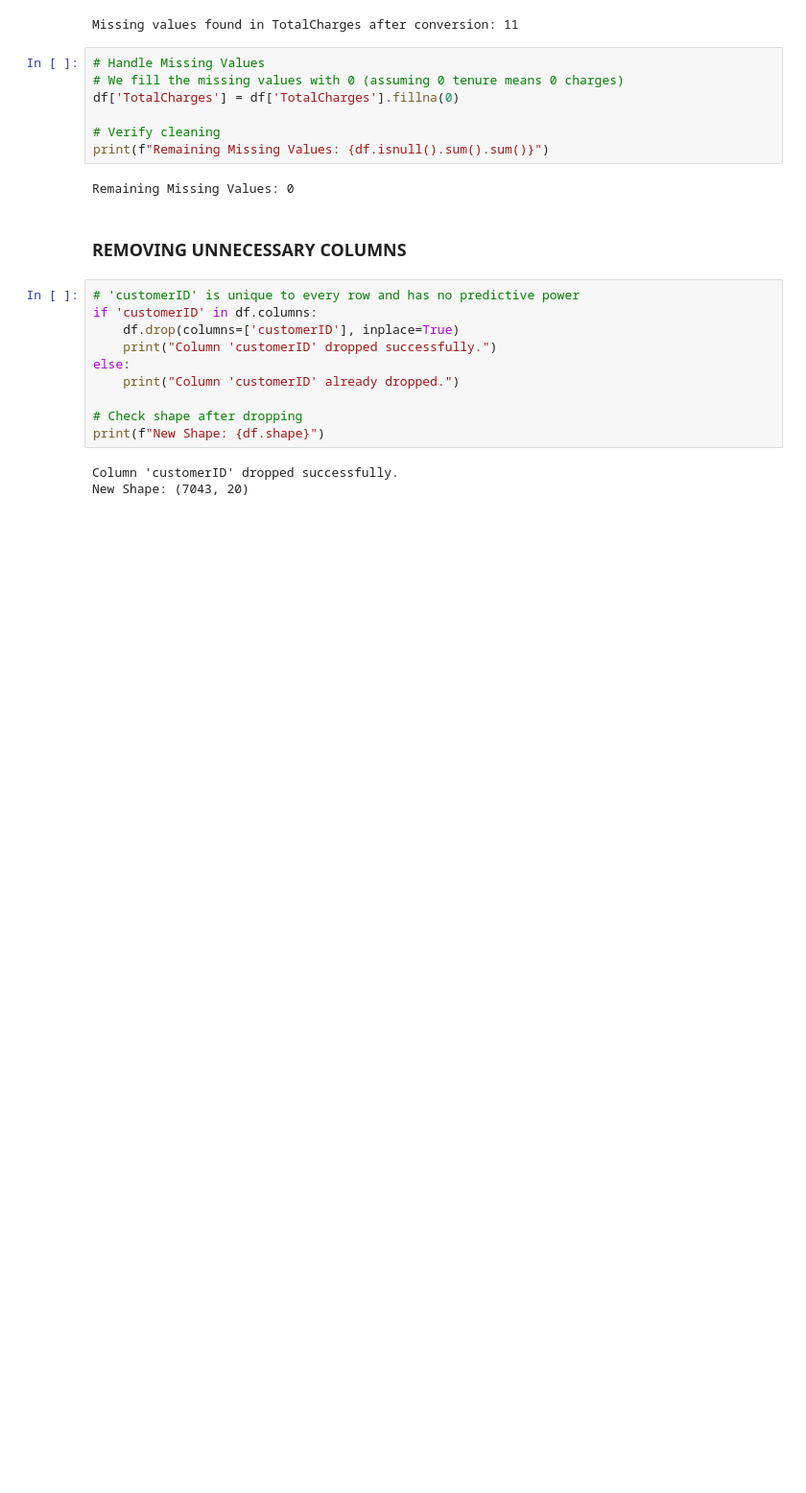
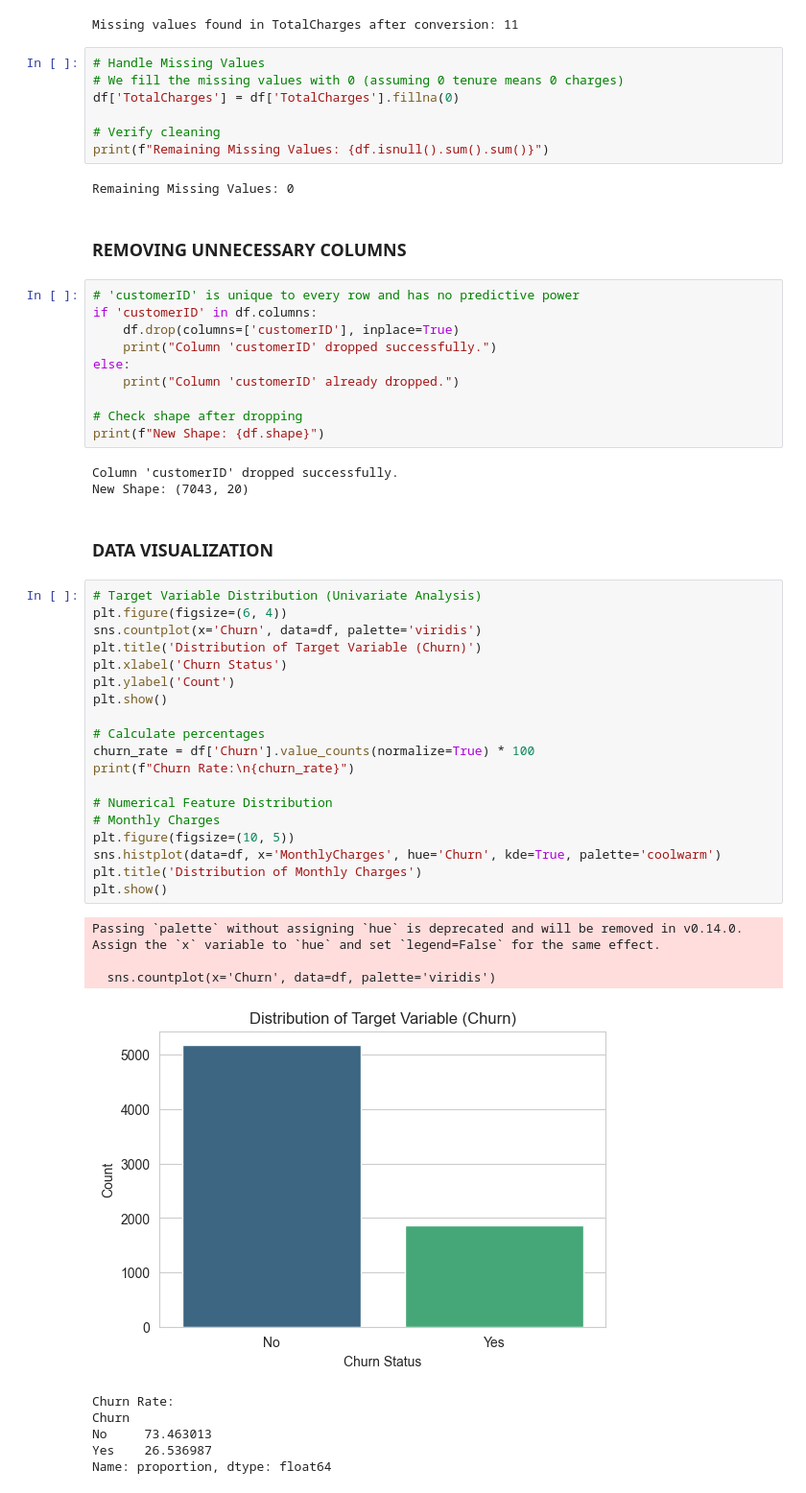
Before and after one commit to Pudamya/CM2604_ML_CW_2425595, a Jupyter notebook: pre_processing.ipynb, the cells around one changed output. Shown: that part at 96% size. Drawn from its saved outputs; the diff is of its cells as text; blank space fills up the shorter version.

Commit message:
Data Visualization

```diff
--- a/pre_processing.ipynb
+++ b/pre_processing.ipynb
@@ -103,3 +103,34 @@ print(f"New Shape: {df.shape}")
 # %% [output]
 Column 'customerID' dropped successfully.
 New Shape: (7043, 20)
+# %% [markdown]
+### DATA VISUALIZATION
+# %%
+# Target Variable Distribution (Univariate Analysis)
+plt.figure(figsize=(6, 4))
+sns.countplot(x='Churn', data=df, palette='viridis')
+plt.title('Distribution of Target Variable (Churn)')
+plt.xlabel('Churn Status')
+plt.ylabel('Count')
+plt.show()
+
+# Calculate percentages
+churn_rate = df['Churn'].value_counts(normalize=True) * 100
+print(f"Churn Rate:\n{churn_rate}")
+
+# Numerical Feature Distribution
+# Monthly Charges
+plt.figure(figsize=(10, 5))
+sns.histplot(data=df, x='MonthlyCharges', hue='Churn', kde=True, palette='coolwarm')
+plt.title('Distribution of Monthly Charges')
+plt.show()
+# %% [output]
+Passing `palette` without assigning `hue` is deprecated and will be removed in v0.14.0. Assign the `x` variable to `hue` and set `legend=False` for the same effect.
+
+  sns.countplot(x='Churn', data=df, palette='viridis')
+[figure, added]
+Churn Rate:
+Churn
+No     73.463013
+Yes    26.536987
+Name: proportion, dtype: float64
```
Also changed, not shown: parts of 3 cells of this notebook.
